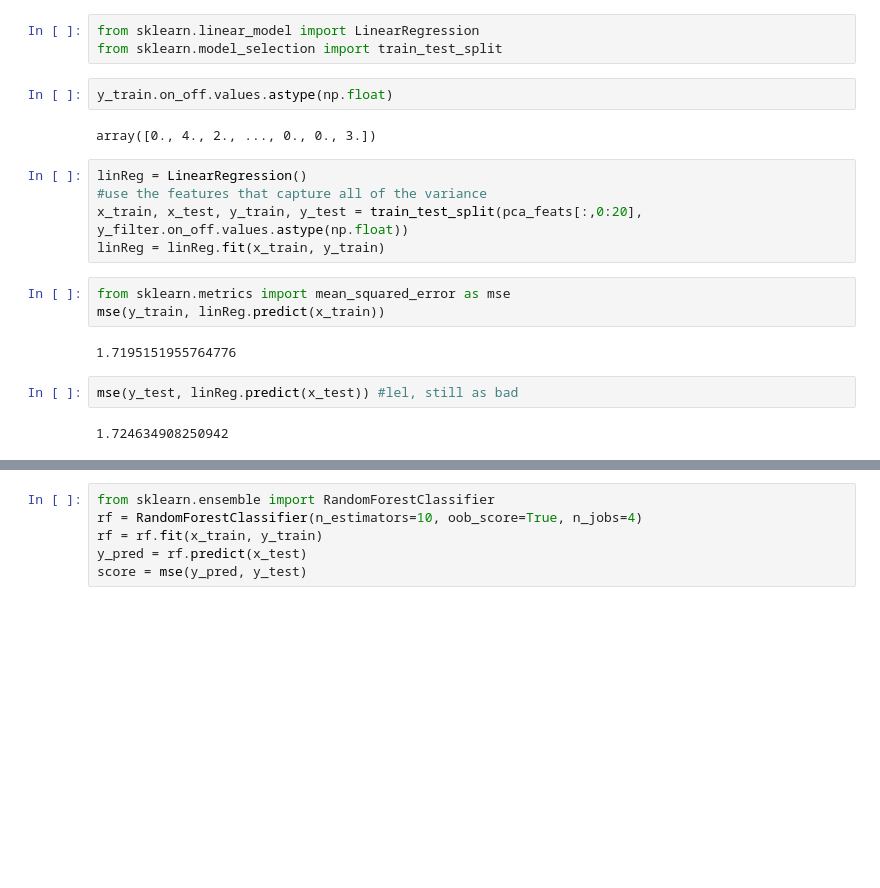
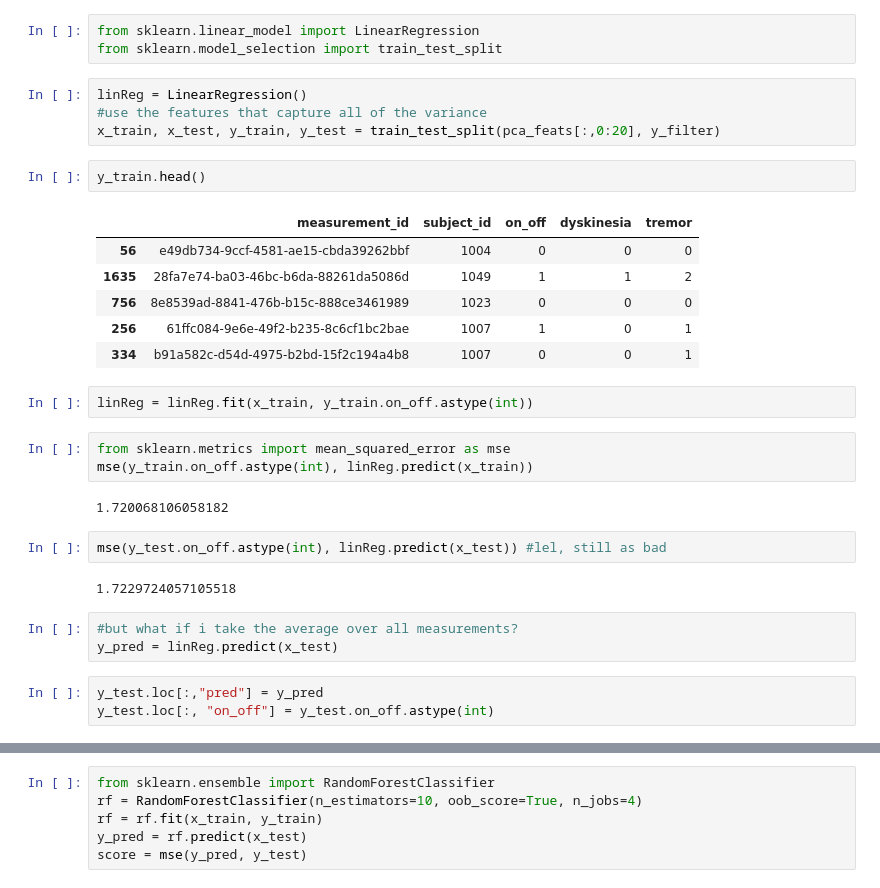
Before and after one commit to huangy6/beat_pd, a Jupyter notebook: EDA.ipynb, the cells around one changed output, grey strips where cells are left out. Saved outputs shown, nothing was run; the diff lists cells and outputs as text; blank space fills up the shorter version.

Commit message:
Tried aggregating predictions from all seconds into a single prediction for each

```diff
--- a/EDA.ipynb
+++ b/EDA.ipynb
@@ -573,21 +585,33 @@ pca_feats.shape, y_filter.shape
 # %%
 from sklearn.linear_model import LinearRegression
 from sklearn.model_selection import train_test_split
-# %%
-y_train.on_off.values.astype(np.float)
-# %% [output]
-array([0., 4., 2., ..., 0., 0., 3.])
 # %%
 linReg = LinearRegression()
 #use the features that capture all of the variance
-x_train, x_test, y_train, y_test = train_test_split(pca_feats[:,0:20], y_filter.on_off.values.astype(np.float))
-linReg = linReg.fit(x_train, y_train)
+x_train, x_test, y_train, y_test = train_test_split(pca_feats[:,0:20], y_filter)
+# %%
+y_train.head()
+# %% [output]
+|  | measurement_id | subject_id | on_off | dyskinesia | tremor |
+| 56 | e49db734-9ccf-4581-ae15-cbda39262bbf | 1004 | 0 | 0 | 0 |
+| 1635 | 28fa7e74-ba03-46bc-b6da-88261da5086d | 1049 | 1 | 1 | 2 |
+| 756 | 8e8539ad-8841-476b-b15c-888ce3461989 | 1023 | 0 | 0 | 0 |
+| 256 | 61ffc084-9e6e-49f2-b235-8c6cf1bc2bae | 1007 | 1 | 0 | 1 |
+| 334 | b91a582c-d54d-4975-b2bd-15f2c194a4b8 | 1007 | 0 | 0 | 1 |
+# %%
+linReg = linReg.fit(x_train, y_train.on_off.astype(int))
 # %%
 from sklearn.metrics import mean_squared_error as mse
-mse(y_train, linReg.predict(x_train))
+mse(y_train.on_off.astype(int), linReg.predict(x_train))
 # %% [output]
-1.7195151955764776
+1.720068106058182
 # %%
-mse(y_test, linReg.predict(x_test)) #lel, still as bad
+mse(y_test.on_off.astype(int), linReg.predict(x_test)) #lel, still as bad
 # %% [output]
-1.724634908250942
+1.7229724057105518
+# %%
+#but what if i take the average over all measurements?
+y_pred = linReg.predict(x_test)
+# %%
+y_test.loc[:,"pred"] = y_pred
+y_test.loc[:, "on_off"] = y_test.on_off.astype(int)
```
Also changed, not shown: parts of 16 cells of this notebook.
